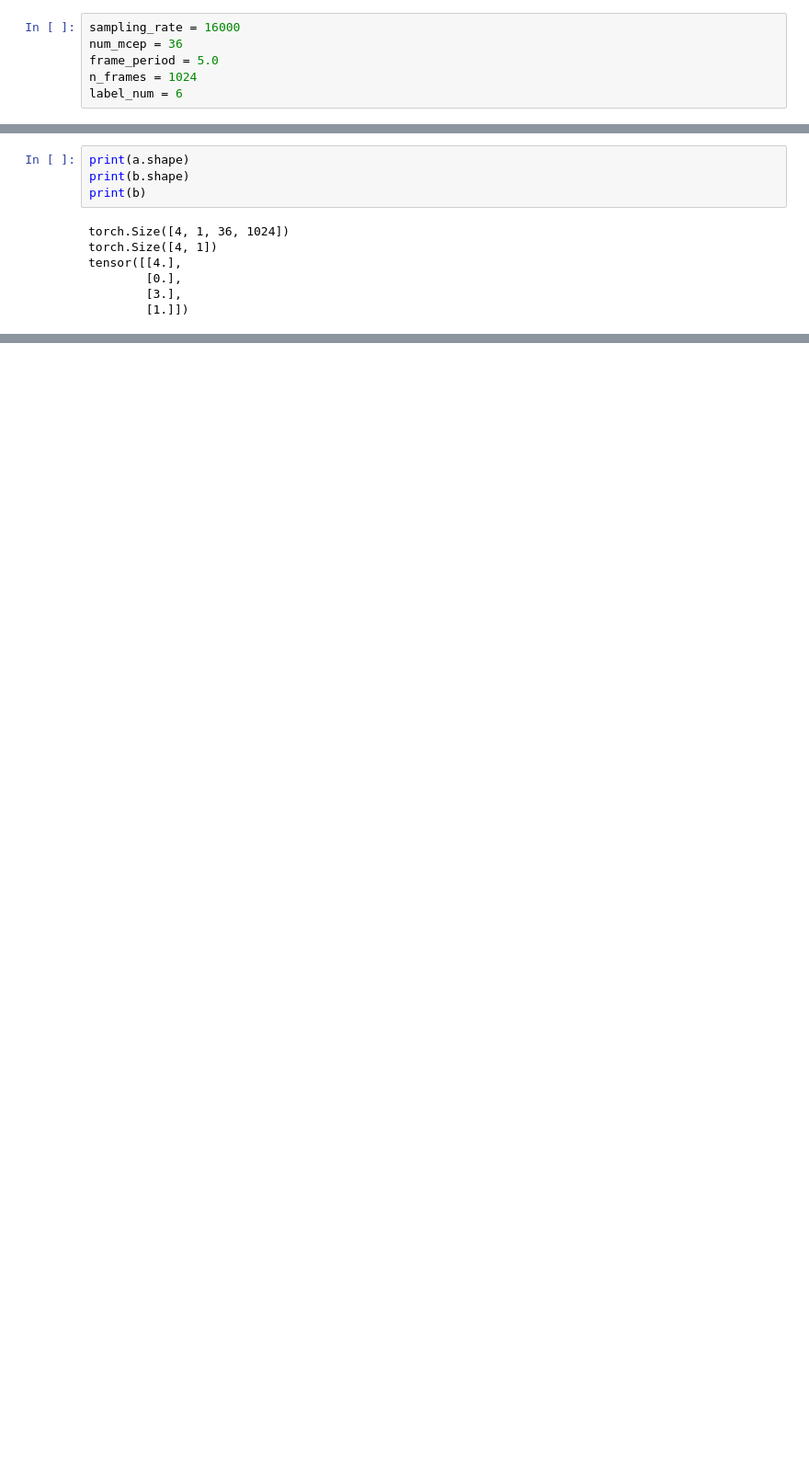
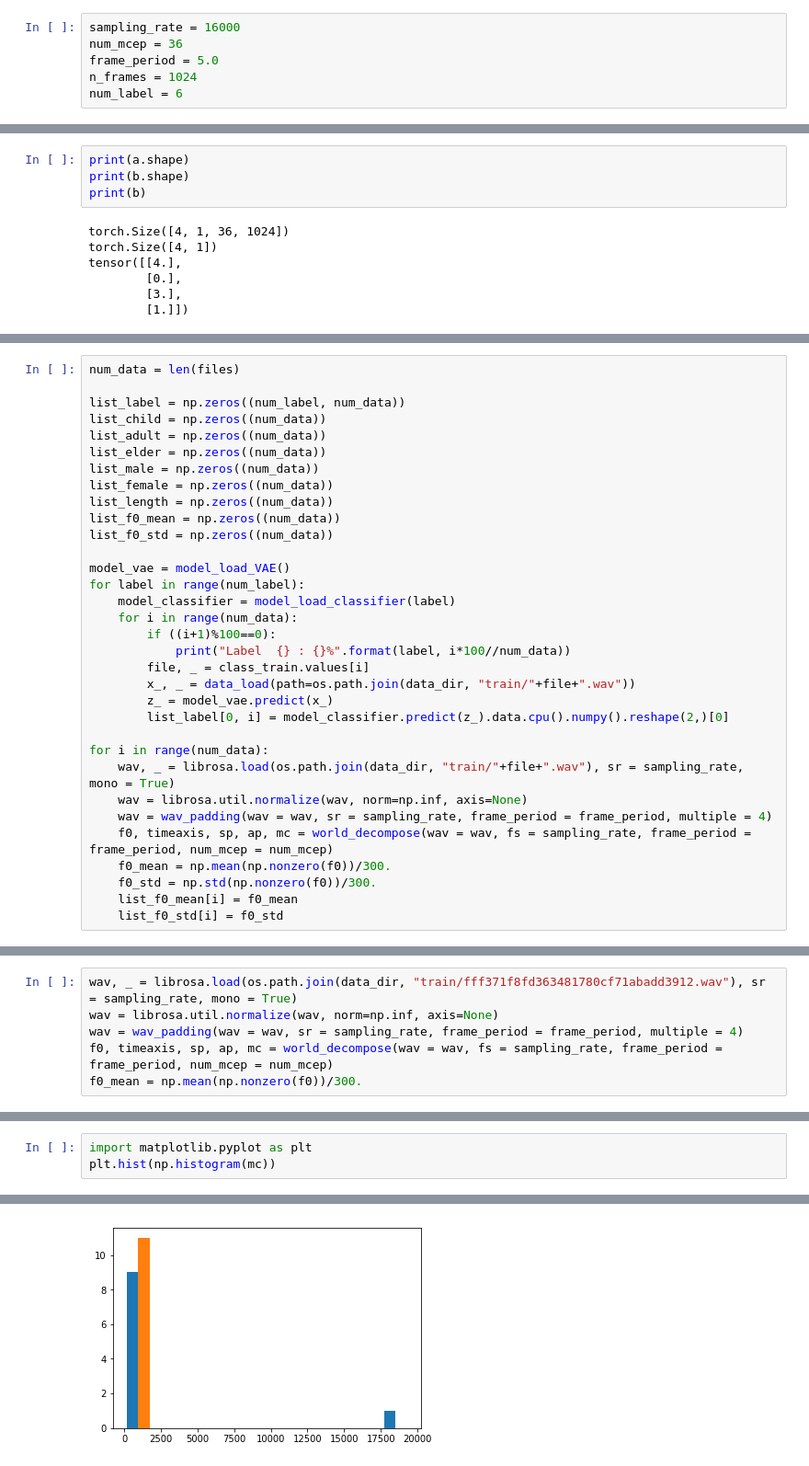
Before and after one commit to aoixcat/SIGNATE, a Jupyter notebook: NTT_corevo/Analysis.ipynb, the cells around one changed output, grey strips where cells are left out. Shown at 92% size. Saved outputs shown, nothing was run; the diff lists cells and outputs as text; blank space fills up the shorter version.

```diff
--- a/NTT_corevo/Analysis.ipynb
+++ b/NTT_corevo/Analysis.ipynb
@@ -114,5 +117,5 @@ sampling_rate = 16000
 num_mcep = 36
 frame_period = 5.0
 n_frames = 1024
-label_num = 6
+num_label = 6
 # %%
@@ -212,0 +212,33 @@ def model_load(label):
+# %%
+num_data = len(files)
+
+list_label = np.zeros((num_label, num_data))
+list_child = np.zeros((num_data))
+list_adult = np.zeros((num_data))
+list_elder = np.zeros((num_data))
+list_male = np.zeros((num_data))
+list_female = np.zeros((num_data))
+list_length = np.zeros((num_data))
+list_f0_mean = np.zeros((num_data))
+list_f0_std = np.zeros((num_data))
+
+model_vae = model_load_VAE()
+for label in range(num_label):
+    model_classifier = model_load_classifier(label)
+    for i in range(num_data):
+        if ((i+1)%100==0):
+            print("Label  {} : {}%".format(label, i*100//num_data))
+        file, _ = class_train.values[i]
+        x_, _ = data_load(path=os.path.join(data_dir, "train/"+file+".wav"))
+        z_ = model_vae.predict(x_)
+        list_label[0, i] = model_classifier.predict(z_).data.cpu().numpy().reshape(2,)[0]
+
+for i in range(num_data):
+    wav, _ = librosa.load(os.path.join(data_dir, "train/"+file+".wav"), sr = sampling_rate, mono = True)
+    wav = librosa.util.normalize(wav, norm=np.inf, axis=None)
+    wav = wav_padding(wav = wav, sr = sampling_rate, frame_period = frame_period, multiple = 4)
+    f0, timeaxis, sp, ap, mc = world_decompose(wav = wav, fs = sampling_rate, frame_period = frame_period, num_mcep = num_mcep)
+    f0_mean = np.mean(np.nonzero(f0))/300.
+    f0_std = np.std(np.nonzero(f0))/300.
+    list_f0_mean[i] = f0_mean
+    list_f0_std[i] = f0_std
@@ -212,0 +282,6 @@ def model_load(label):
+# %%
+wav, _ = librosa.load(os.path.join(data_dir, "train/fff371f8fd363481780cf71abadd3912.wav"), sr = sampling_rate, mono = True)
+wav = librosa.util.normalize(wav, norm=np.inf, axis=None)
+wav = wav_padding(wav = wav, sr = sampling_rate, frame_period = frame_period, multiple = 4)
+f0, timeaxis, sp, ap, mc = world_decompose(wav = wav, fs = sampling_rate, frame_period = frame_period, num_mcep = num_mcep)
+f0_mean = np.mean(np.nonzero(f0))/300.
@@ -212,0 +316,4 @@ def model_load(label):
+# %%
+import matplotlib.pyplot as plt
+plt.hist(np.histogram(mc))
+# %% [output]
@@ -212,0 +326 @@ def model_load(label):
+[figure, added]
```
Also changed, not shown: parts of 20 cells of this notebook, 1 other file.
